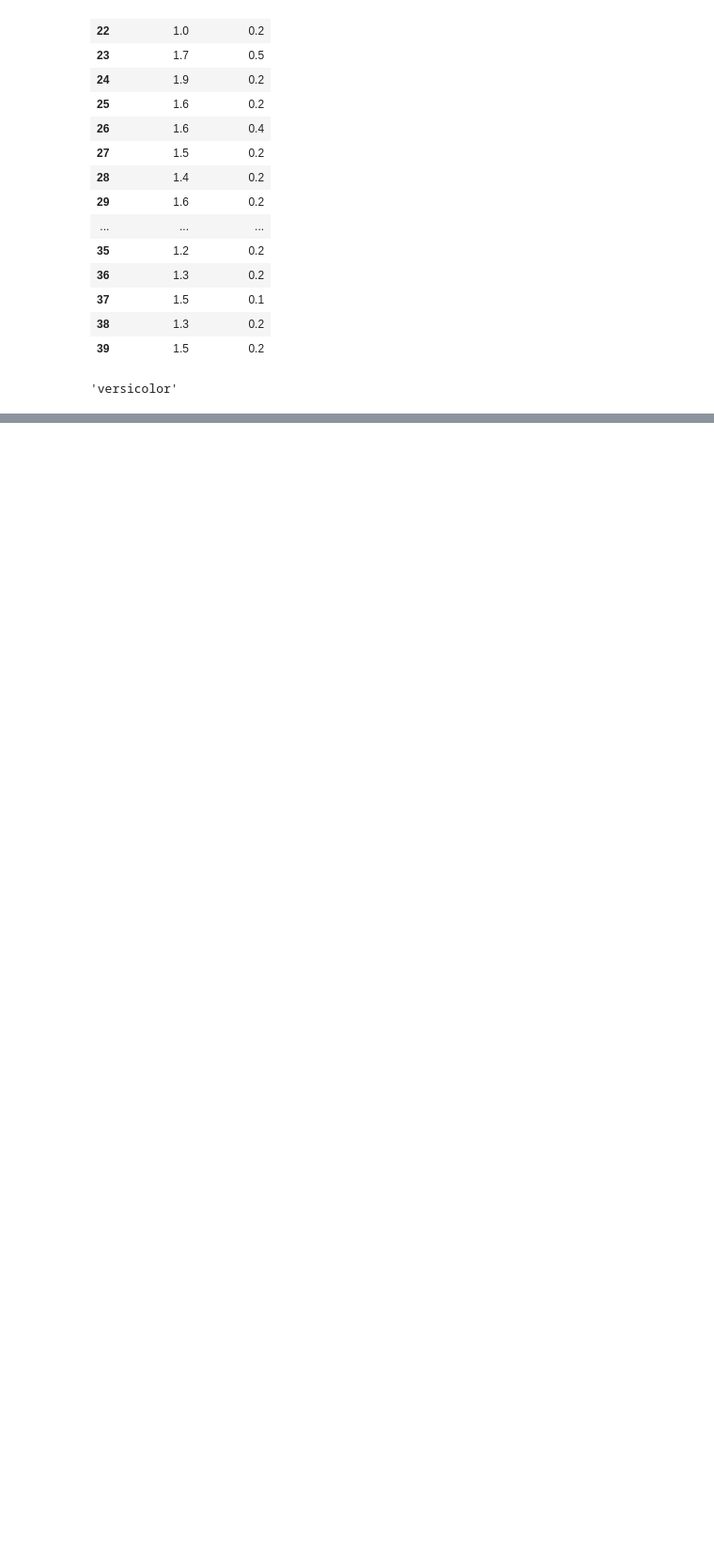
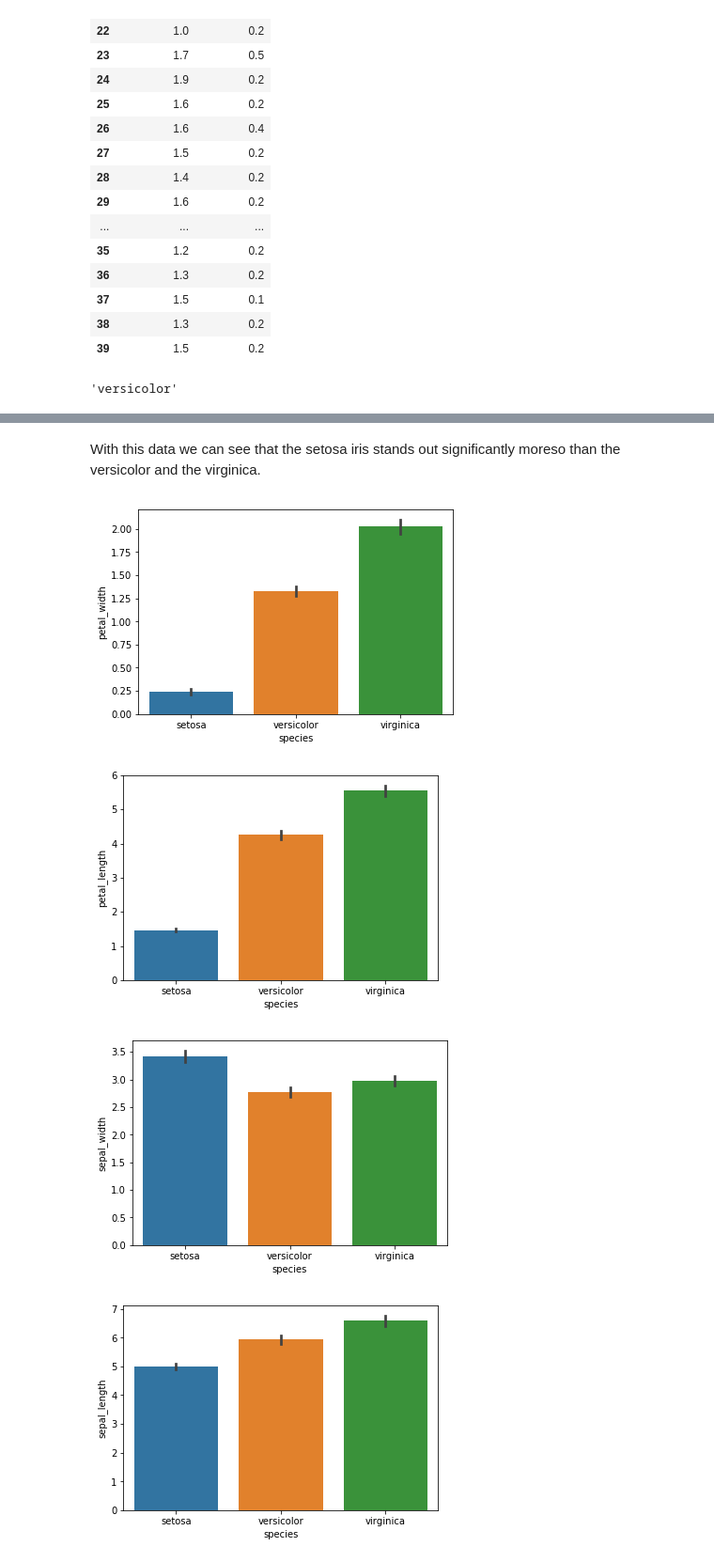
Before and after one commit to RCElucidator7/EmergingTechProject, a Jupyter notebook: Iris-Data-Set/IrisDataSet.ipynb, the cells around one changed output, grey strips where cells are left out. Shown at 94% size. Saved outputs shown, nothing was run; the diff lists cells and outputs as text; code cells hidden in the pictures; blank space fills up the shorter version.

```diff
--- a/Iris-Data-Set/IrisDataSet.ipynb
+++ b/Iris-Data-Set/IrisDataSet.ipynb
@@ -116,0 +135,16 @@ df.at[80, 'species']
+# %% [markdown]
+With this data we can see that the setosa iris stands out significantly moreso than the versicolor and the virginica.
+# %%
+barPW = sea.barplot(x='species', y='petal_width', data=df)
+plt.show()
+barPL = sea.barplot(x='species', y='petal_length', data=df)
+plt.show()
+barSW = sea.barplot(x='species', y='sepal_width', data=df)
+plt.show()
+barSL = sea.barplot(x='species', y='sepal_length', data=df)
+plt.show()
+# %% [output]
+[figure, added]
+[figure, added]
+[figure, added]
+[figure, added]
```
Also changed, not shown: parts of 7 cells of this notebook, 4 other files.
